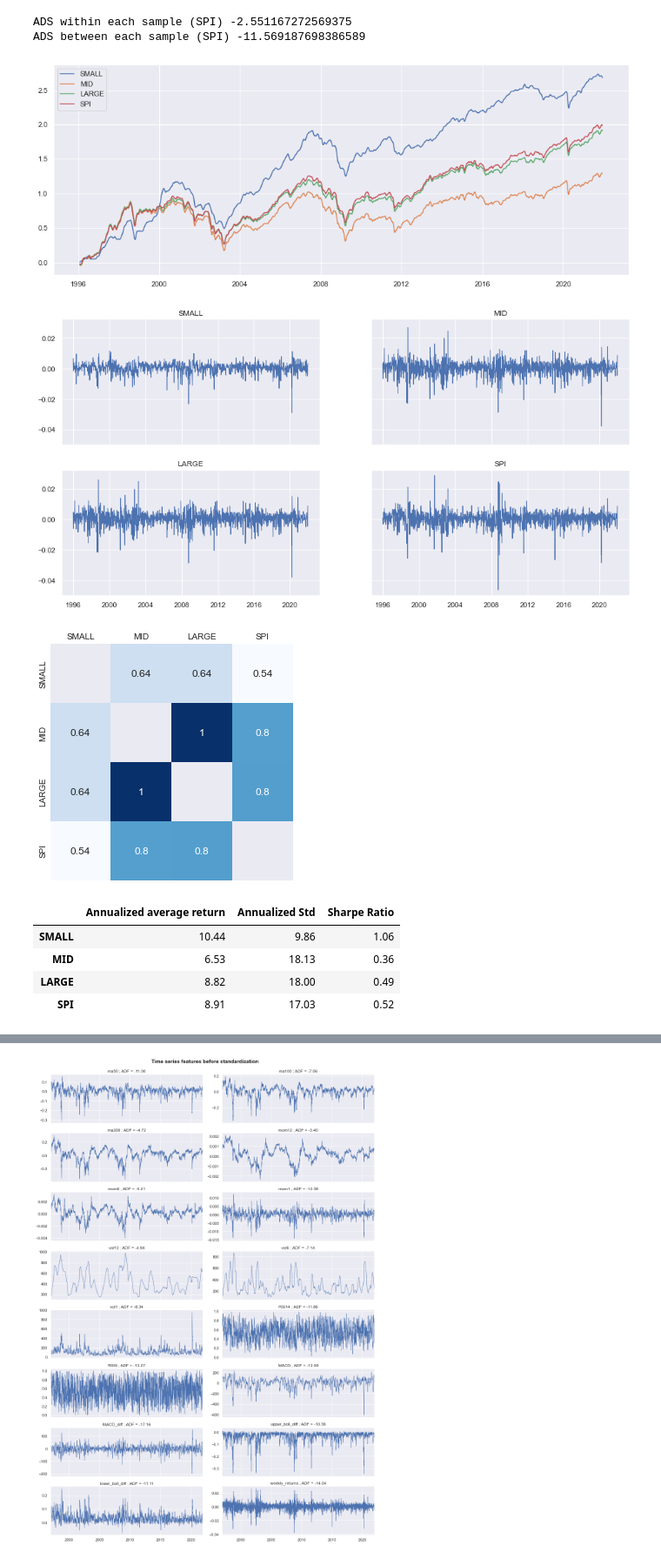
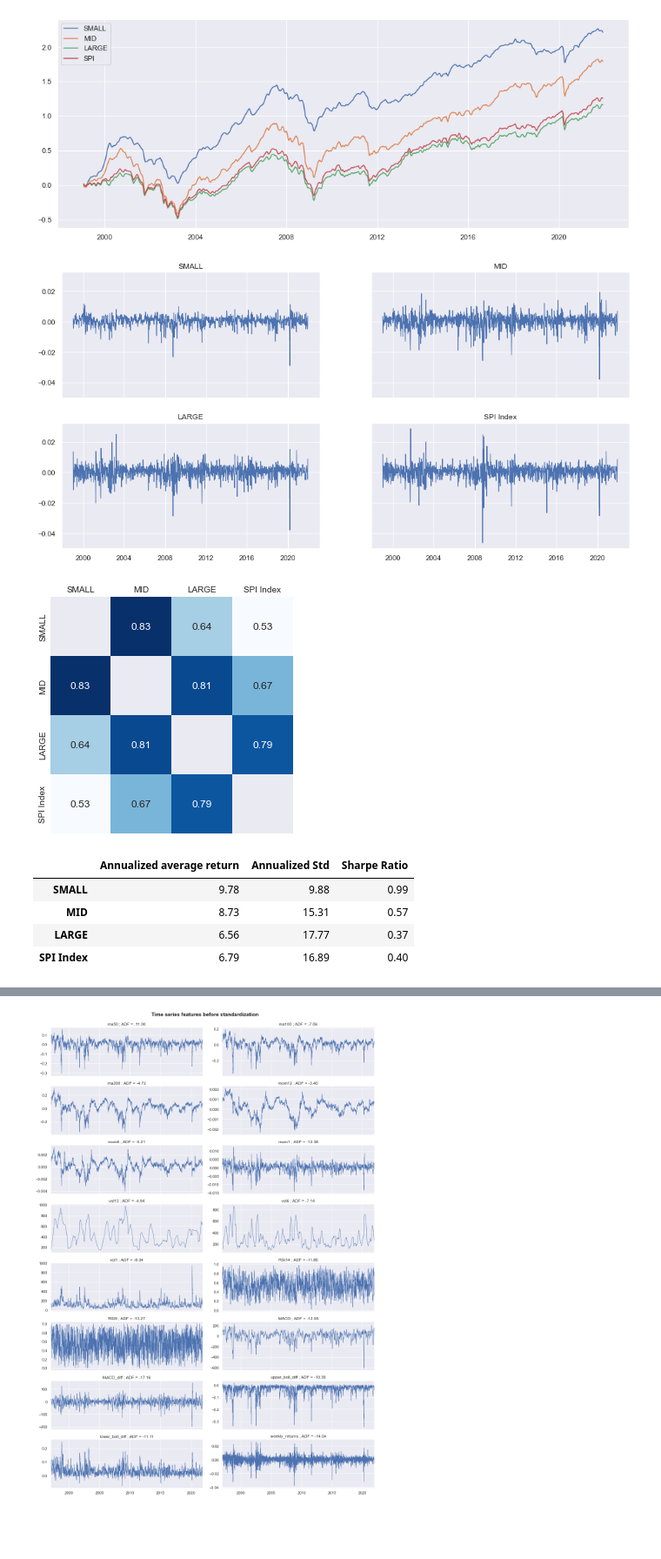
Before and after one commit to lacoupe/BCVS, a Jupyter notebook: SW/size/size.ipynb, the cells around one changed output, grey strips where cells are left out. Shown at 87% size. Cells and saved outputs as stored; diff of their text form; code cells hidden in the pictures; blank space fills up the shorter version.

```diff
--- a/SW/size/size.ipynb
+++ b/SW/size/size.ipynb
@@ -39,44 +29,36 @@ Tickers : ['SPI Index', 'SPI19 Index', 'SPI20 Index', 'SPI21 Index']
 # %%
-price, bench_price, df_X = get_price_data()
-daily_returns = price.pct_change().shift(1)
+features, bench_price, df_X, target_prices = get_price_data()
+daily_returns = target_prices.pct_change()
-# %%
-ads_input = bench_price.rolling(5).apply(lambda x: np.log(x[-1] / x[0]) / len(x)).rolling(42).apply(lambda x: adfuller(x)[0])
-ads_mean_input = adfuller(bench_price.rolling(5).apply(lambda x: np.log(x[-1] / x[0]) / len(x)).rolling(42).mean().dropna())[0]
-print('ADS within each sample (SPI)', ads_input.mean())
-print('ADS between each sample (SPI)', ads_mean_input)
-# %% [output]
-ADS within each sample (SPI) -2.551167272569375
-ADS between each sample (SPI) -11.569187698386589
 # %%
 fig, ax = plt.subplots(figsize=(16,6))
-data_plot = np.log((pd.concat([price, bench_price.rename('SPI')], axis=1).pct_change() + 1).cumprod().rolling(20).mean())
+data_plot = np.log((pd.concat([target_prices, bench_price.rename('SPI')], axis=1).pct_change() + 1).cumprod().rolling(20).mean())
 sns.lineplot(data=data_plot, dashes=False)
 plt.show()
 # %% [output]
-[figure, old version]
+[figure, new version]
 # %%
 fix, axs = plt.subplots(2, 2, figsize=(16, 8), sharex=True, sharey=True)
 axs = axs.ravel()
 
-weekly_returns = pd.concat([price, bench_price], axis=1).pct_change().resample('W').mean()
+weekly_returns = pd.concat([target_prices, bench_price], axis=1).pct_change().resample('W').mean()
 for i, ticker in enumerate(weekly_returns.columns):
     sns.lineplot(ax=axs[i], data=weekly_returns[ticker], lw=1)
     axs[i].set_ylabel(None)
     axs[i].set_title(ticker)
 # %% [output]
-[figure, old version]
+[figure, new version]
 # %%
-corr = pd.concat([price, bench_price], axis=1).pct_change().resample('W').mean().corr().round(4)
+corr = pd.concat([target_prices, bench_price], axis=1).pct_change().resample('W').mean().corr().round(4)
 
 fig, ax = plt.subplots(figsize=(5,5))
 mask = np.identity(len(corr))
 sns.heatmap(data=corr, annot=True, cmap='Blues', cbar=False, mask=mask, annot_kws=dict(size=12))
 ax.tick_params(axis='both', which='major', labelsize=10, labelbottom=False, labeltop=True, length=0)
 plt.show()
 # %% [output]
-[figure, old version]
+[figure, new version]
 # %%
-data_stats = pd.concat([price, bench_price], axis=1)
+data_stats = pd.concat([target_prices, bench_price], axis=1)
 data_annual_ret = data_stats.pct_change().mean() * 252 * 100
 data_annual_std = data_stats.pct_change().std() * np.sqrt(252) * 100
 data_annual_sharpe = data_annual_ret.div(data_annual_std)
@@ -85,9 +67,9 @@ data_stats.columns = ['Annualized average return', 'Annualized Std', 'Sharpe Rat
 data_stats.round(2)
 # %% [output]
 |  | Annualized average return | Annualized Std | Sharpe Ratio |
-| SMALL | 10.44 | 9.86 | 1.06 |
-| MID | 6.53 | 18.13 | 0.36 |
-| LARGE | 8.82 | 18.00 | 0.49 |
-| SPI | 8.91 | 17.03 | 0.52 |
+| SMALL | 9.78 | 9.88 | 0.99 |
+| MID | 8.73 | 15.31 | 0.57 |
+| LARGE | 6.56 | 17.77 | 0.37 |
+| SPI Index | 6.79 | 16.89 | 0.40 |
 # %%
 rebalance_freq = 'W-FRI'
```
Also changed, not shown: parts of 9 cells of this notebook, 9 other files.
